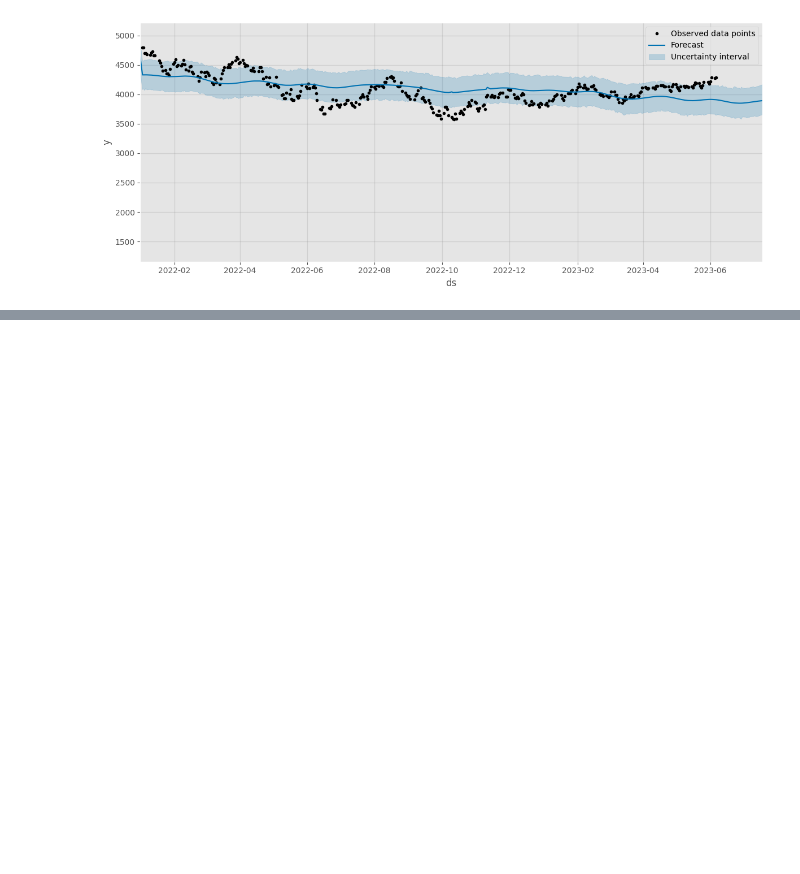
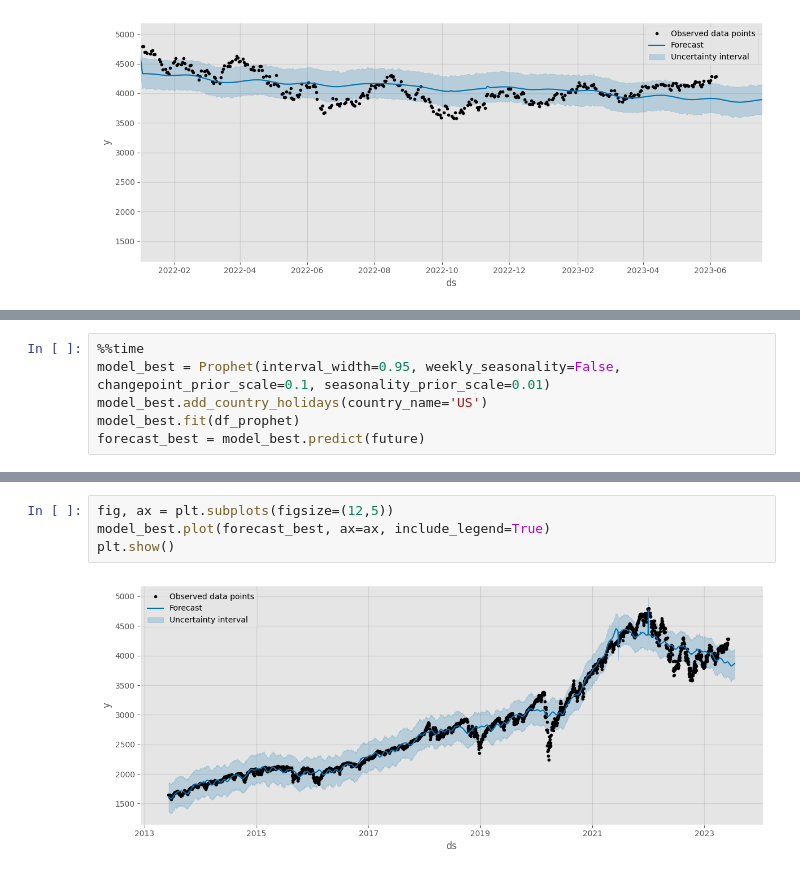
Before and after one commit to Yeuf/sp500_forecast, a Jupyter notebook: sp500_forecast.ipynb, the cells around one changed output, grey strips where cells are left out. Drawn from its saved outputs; the diff is of its cells as text; blank space fills up the shorter version.

Commit message:
added hyperparameter tuning and yearly seasonality

```diff
--- a/sp500_forecast.ipynb
+++ b/sp500_forecast.ipynb
@@ -133,0 +171,6 @@ plt.show()
+# %%
+%%time
+model_best = Prophet(interval_width=0.95, weekly_seasonality=False, changepoint_prior_scale=0.1, seasonality_prior_scale=0.01)
+model_best.add_country_holidays(country_name='US')
+model_best.fit(df_prophet)
+forecast_best = model_best.predict(future)
@@ -133,0 +182,6 @@ plt.show()
+# %%
+fig, ax = plt.subplots(figsize=(12,5))
+model_best.plot(forecast_best, ax=ax, include_legend=True)
+plt.show()
+# %% [output]
+[figure, added]
```
Also changed, not shown: parts of 26 cells of this notebook.
